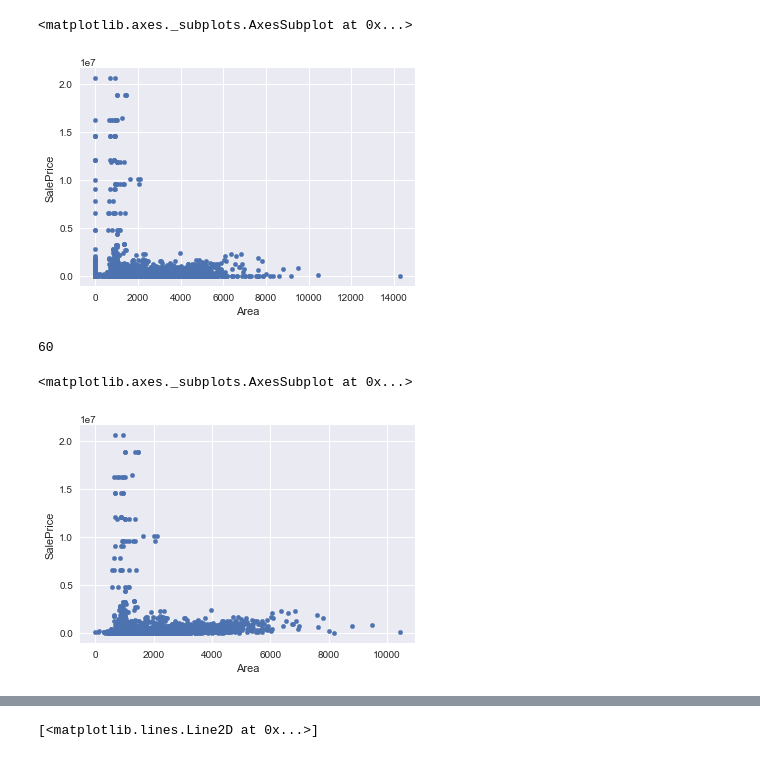
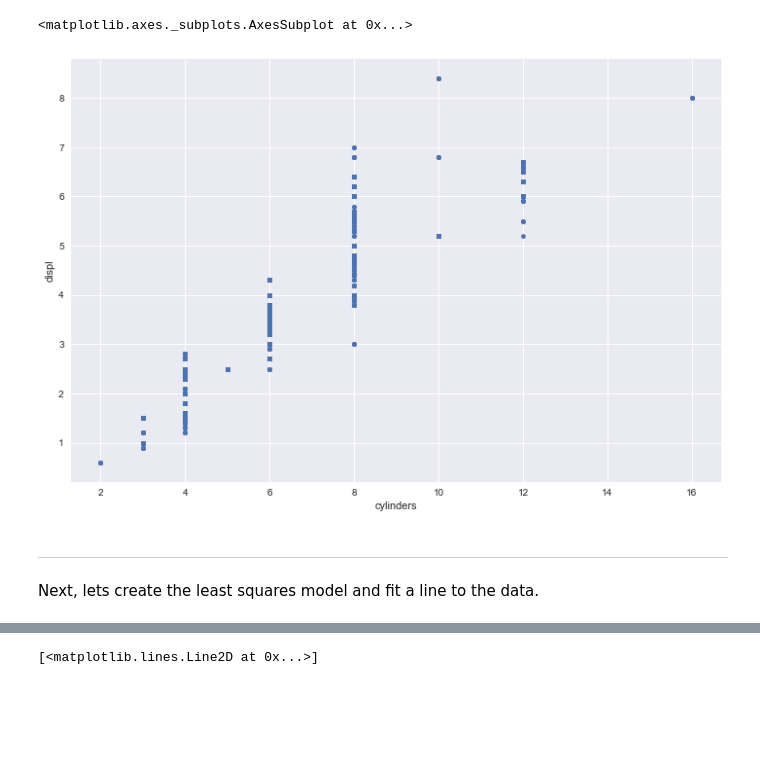
Before and after one commit to zarthur/CSCC-Analytics, a Jupyter notebook: 04-Trends-Models.ipynb, the cells around one changed output, grey strips where cells are left out. Drawn from its saved outputs; the diff is of its cells as text; code cells hidden in the pictures; blank space fills up the shorter version.

```diff
--- a/04-Trends-Models.ipynb
+++ b/04-Trends-Models.ipynb
@@ -92,5 +193,0 @@ dtype: object
-# %%
-import seaborn as sns
-import matplotlib.pyplot as plt
-sns.set(rc={'figure.figsize':(12,8), "lines.markeredgewidth": 0.5 })
-%matplotlib inline
@@ -96,0 +202,2 @@ sns.set(rc={'figure.figsize':(12,8), "lines.markeredgewidth": 0.5 })
+# %%
+epa_data = pd.read_csv("./data/02-vehicles.csv", engine="python")
@@ -96,0 +238,4 @@ sns.set(rc={'figure.figsize':(12,8), "lines.markeredgewidth": 0.5 })
+# %%
+epa_subset = epa_data[['co2', 'comb08', 'cylinders', 'displ', 'highway08', 'city08']].copy()
+epa_subset = epa_subset[(epa_subset > 0).all(1)].copy()
+epa_subset.head()
@@ -97,9 +268,5 @@ sns.set(rc={'figure.figsize':(12,8), "lines.markeredgewidth": 0.5 })
 # %%
-home_data.plot.scatter(x="Area", y="SalePrice")
+epa_subset.plot.scatter(x='cylinders', y='displ')
 # %% [output]
 <matplotlib.axes._subplots.AxesSubplot at 0x...>
-[figure, old version]
+[figure, new version]
-# %%
-sum(home_data.AppraisedBuilding.isna())
-# %% [output]
-60
@@ -108,6 +273,5 @@ home_data_clean = home_data.dropna().query("SalePrice > 0 and Area > 0").copy()
-# %%
-home_data_clean.plot.scatter(x="Area", y="SalePrice")
-# %% [output]
-<matplotlib.axes._subplots.AxesSubplot at 0x...>
-[figure, removed]
+# %% [markdown]
+<hr>
+
+Next, lets create the least squares model and fit a line to the data.
 # %%
```
Also changed, not shown: parts of 156 cells of this notebook, 7 other files.
